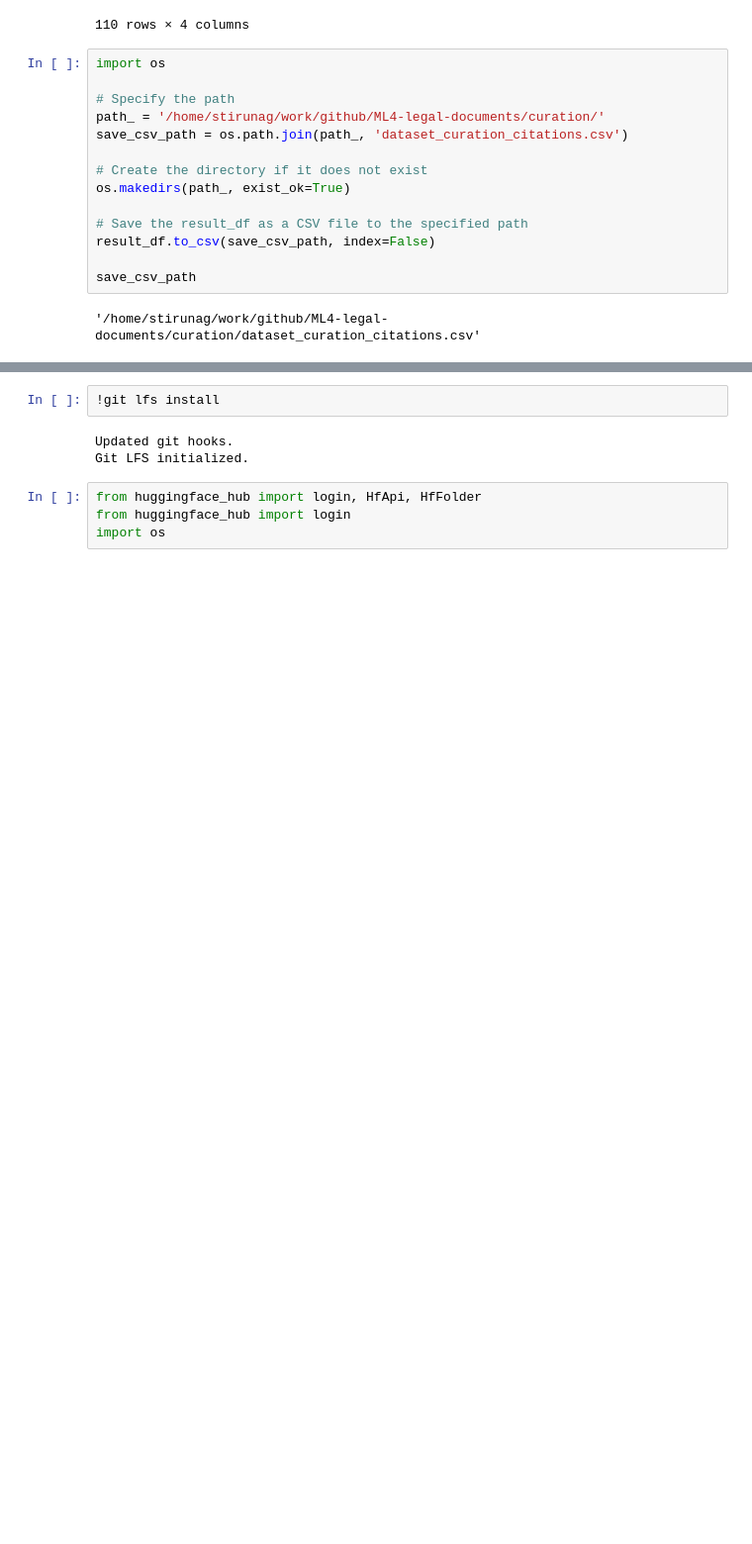
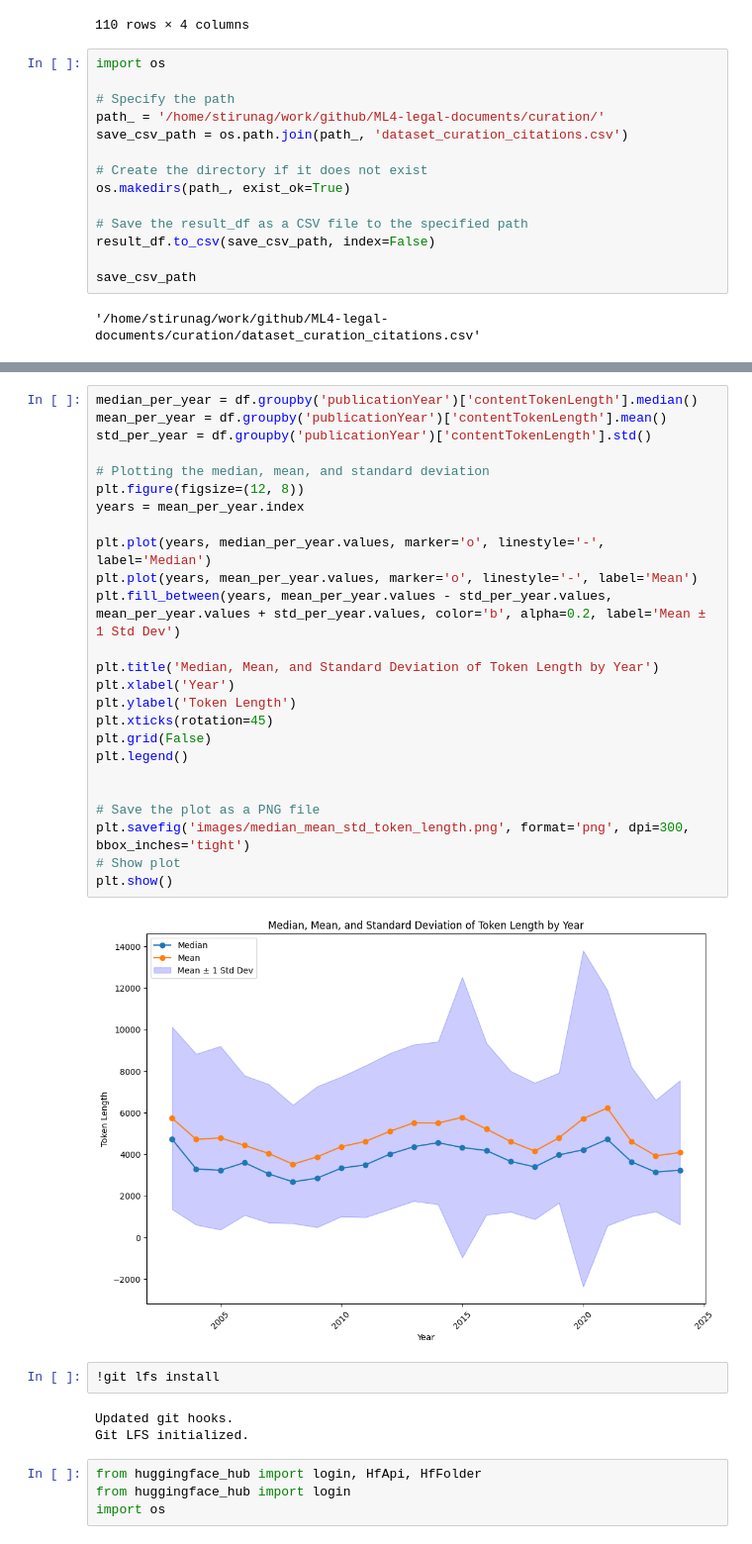
Before and after one commit to tsantosh7/JuDDGES, a Jupyter notebook: nbs/Data/england-wales/03_Sample_data_for_curation.ipynb, the cells around one changed output, grey strips where cells are left out. Shown at 99% size. Drawn from its saved outputs; the diff is of its cells as text; blank space fills up the shorter version.

```diff
--- a/nbs/Data/england-wales/03_Sample_data_for_curation.ipynb
+++ b/nbs/Data/england-wales/03_Sample_data_for_curation.ipynb
@@ -216,3 +370,30 @@ save_csv_path
+# %%
+median_per_year = df.groupby('publicationYear')['contentTokenLength'].median()
+mean_per_year = df.groupby('publicationYear')['contentTokenLength'].mean()
+std_per_year = df.groupby('publicationYear')['contentTokenLength'].std()
+
+# Plotting the median, mean, and standard deviation
+plt.figure(figsize=(12, 8))
+years = mean_per_year.index
+
+plt.plot(years, median_per_year.values, marker='o', linestyle='-', label='Median')
+plt.plot(years, mean_per_year.values, marker='o', linestyle='-', label='Mean')
+plt.fill_between(years, mean_per_year.values - std_per_year.values, mean_per_year.values + std_per_year.values, color='b', alpha=0.2, label='Mean ± 1 Std Dev')
+
+plt.title('Median, Mean, and Standard Deviation of Token Length by Year')
+plt.xlabel('Year')
+plt.ylabel('Token Length')
+plt.xticks(rotation=45)
+plt.grid(False)
+plt.legend()
+
+
+# Save the plot as a PNG file
+plt.savefig('images/median_mean_std_token_length.png', format='png', dpi=300, bbox_inches='tight')
+# Show plot
+plt.show()
+# %% [output]
+[figure, added]
 # %%
 !git lfs install
 # %% [output]
```
Also changed, not shown: parts of 6 cells of this notebook, 31 other files.
